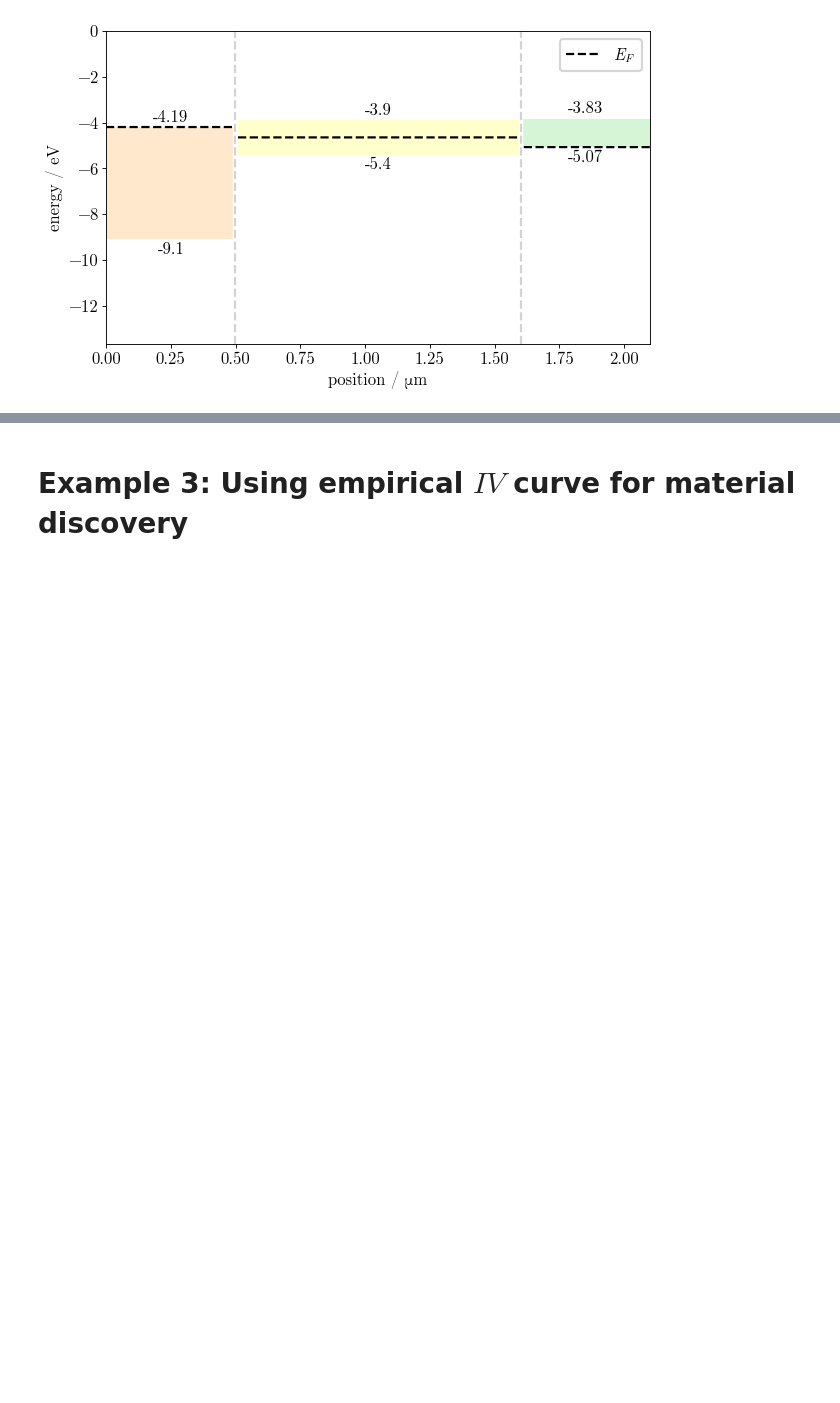
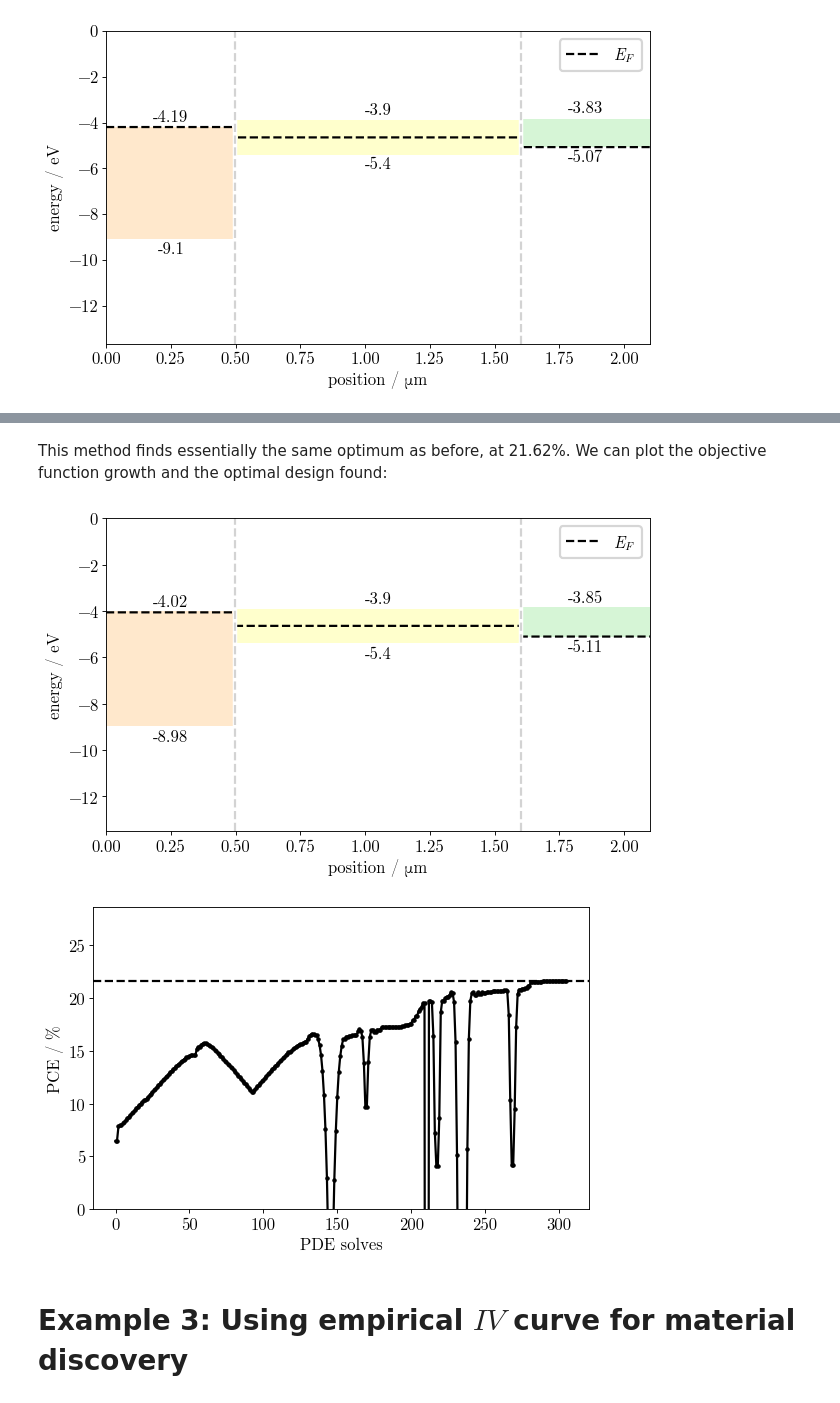
Before and after one commit to romanodev/deltapv, a Jupyter notebook: examples/tutorial.ipynb, the cells around one changed output, grey strips where cells are left out. Cells and saved outputs as stored; diff of their text form; code cells hidden in the pictures; blank space fills up the shorter version.

```diff
--- a/examples/tutorial.ipynb
+++ b/examples/tutorial.ipynb
@@ -246,0 +249,7 @@ dpv.plot_bars(x2des(slsqp_res["x"]))
+# %%
+opt = dpv.util.StatefulOptimizer(x_init=x0,
+                                 convr=x2des,
+                                 constr=g,
+                                 bounds=list(zip(vl, vu)) + [(0, None)])
+
+results = opt.optimize(niters=100)
@@ -247,3 +274,18 @@ dpv.plot_bars(x2des(slsqp_res["x"]))
+# %% [markdown]
+This method finds essentially the same optimum as before, at 21.62%. We can plot the objective function growth and the optimal design found:
+# %%
+dpv.plot_bars(x2des(opt.x))
+
+y = -100 * opt.get_growth()
+plt.plot(y, color="black", marker=".")
+plt.axhline(y[-1], color="black", linestyle="--")
+plt.xlabel("PDE solves")
+plt.ylabel("PCE / %")
+plt.ylim(bottom=0)
+plt.show()
+# %% [output]
+[figure, added]
+[figure, added]
 # %% [markdown]
 # Example 3: Using empirical $IV$ curve for material discovery
 # %% [markdown]
```
Also changed, not shown: parts of 4 cells of this notebook, 4 other files.
